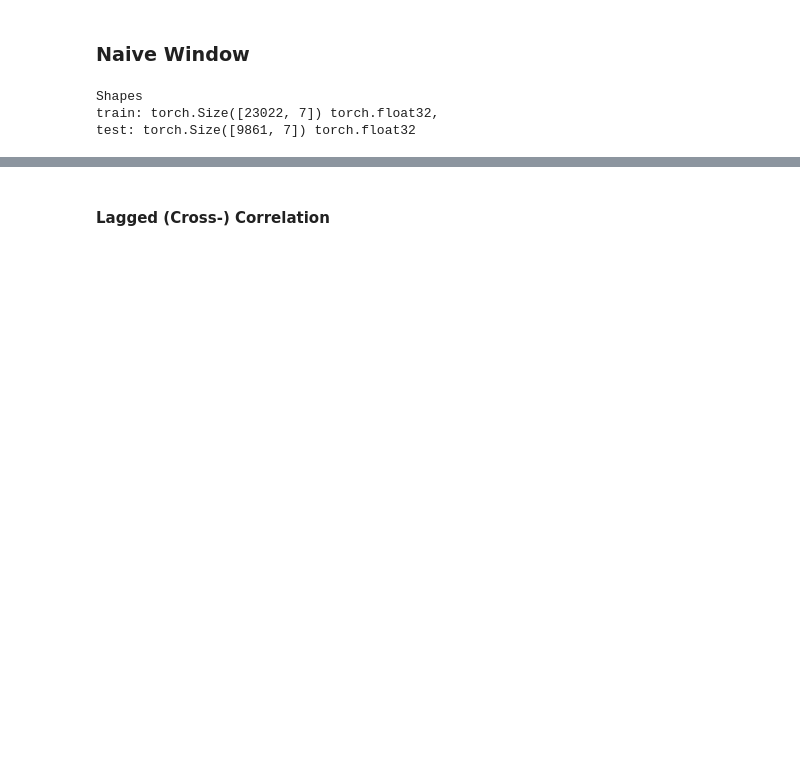
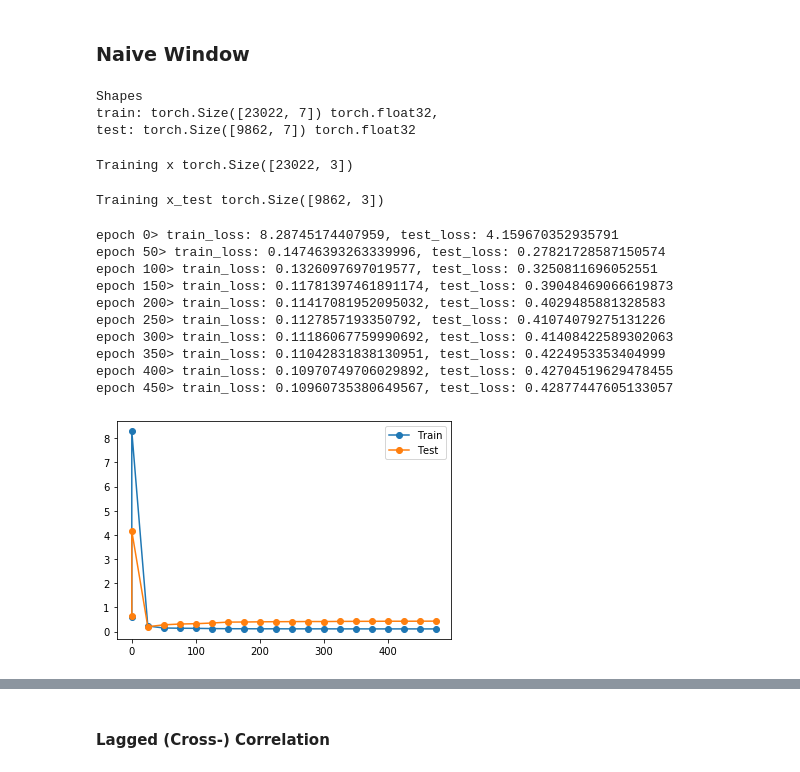
Before and after one commit to mshagirov/datathon2020, a Jupyter notebook: lab2/2_train_nn.ipynb, the cells around one changed output, grey strips where cells are left out. Drawn from its saved outputs; the diff is of its cells as text; code cells hidden in the pictures; blank space fills up the shorter version.

```diff
--- a/lab2/2_train_nn.ipynb
+++ b/lab2/2_train_nn.ipynb
@@ -50,16 +54,37 @@ Persistence: {'lead_time': 5, 'persist_train': 0.23281556767206377, 'persist_tes
 ### Naive Window
 # %%
 # Training data
-with open('train_preprocessed_naive.npy', 'rb') as f:
+with open('train_preprocessed_naivewin6.npy', 'rb') as f:
     X_train = torch.from_numpy(np.load(f).astype(np.float32))# Testing data
-with open('test_preprocessed_naive.npy', 'rb') as f:
+with open('test_preprocessed_diffwin6.npy', 'rb') as f:
     X_test = torch.from_numpy(np.load(f).astype(np.float32))
 print('Shapes\ntrain: {} {},\ntest: {} {}'.format(X_train.shape, X_train.dtype,
                                                   X_test.shape, X_test.dtype))
 # %% [output]
 Shapes
 train: torch.Size([23022, 7]) torch.float32,
-test: torch.Size([9861, 7]) torch.float32
+test: torch.Size([9862, 7]) torch.float32
 # %%
-x = X_train[:,1:].to(device) # Y(T+0),..., Y(T-5)
+# x = X_train[:,1:].to(device) # Y(T+0),..., Y(T-5)
 y = X_train[:,:1].to(device) # Y(T+5)
+# features mean, s.d.
+x = torch.zeros((X_train.shape[0],3))
+x[:,0] = X_train[:,1]
+x[:,1] = X_train[:,1:].mean(dim=1)
+x[:,2] = X_train[:,1:].std(dim=1)
+x = x.to(device)
+print(f'Training x {x.shape}')
+# %% [output]
+Training x torch.Size([23022, 3])
+# %%
+# x_test = X_test[:,1:].to(device) # Y(T+0),..., Y(T-5)
+y_test = X_test[:,:1].to(device) # Y(T+5)
+# features mean, s.d.
+x_test = torch.zeros((X_test.shape[0],3))
+x_test[:,0] = X_test[:,1]
+x_test[:,1] = X_test[:,1:].mean(dim=1)
+x_test[:,2] = X_test[:,1:].std(dim=1)
+x_test = x_test.to(device)
+print(f'Training x_test {x_test.shape}')
+# %% [output]
+Training x_test torch.Size([9862, 3])
@@ -66,6 +110,33 @@ y = X_train[:,:1].to(device) # Y(T+5)
 # %%
+net, opt = get_model('fcNet','Adam',
+                     model_kwargs={'input_dim':input_dim,'layer_dims':layer_dims,'output_dim':output_dim,
+                                  'dropout_p':dropout_p},
+                    solver_kwargs={'lr':learning_rate})
+
 # To re-initing weights:
-# from nnets import weights_init_kaiming_fanout, weights_init_kaiming_fanin
+from nnets import weights_init_kaiming_fanout, weights_init_kaiming_fanin
 # And later use it just after initialising your net():
-# net.apply(weights_init_kaiming_fanin) # default Kaiming init for ReLU
+net.apply(weights_init_kaiming_fanin) # default Kaiming init for ReLU
 # net.apply(weights_init_kaiming_fanout) # variation of above
+
+scheduler = torch.optim.lr_scheduler.StepLR(opt, step_size=step_size, gamma=gamma) # lr scheduler
+# scheduler = None
+train_epochs, train_loss, test_loss = train_model(net,x,y,(x_test, y_test), opt,
+                                                  loss_func, epochs=epochs,
+                                                  scheduler=scheduler)
+
+plt.plot(train_epochs,train_loss,'o-',label='Train')
+plt.plot(train_epochs,test_loss,'o-',label='Test')
+plt.legend();
+# %% [output]
+epoch 0> train_loss: 8.28745174407959, test_loss: 4.159670352935791
+epoch 50> train_loss: 0.14746393263339996, test_loss: 0.27821728587150574
+epoch 100> train_loss: 0.1326097697019577, test_loss: 0.3250811696052551
+epoch 150> train_loss: 0.11781397461891174, test_loss: 0.39048469066619873
+epoch 200> train_loss: 0.11417081952095032, test_loss: 0.4029485881328583
+epoch 250> train_loss: 0.1127857193350792, test_loss: 0.41074079275131226
+epoch 300> train_loss: 0.11186067759990692, test_loss: 0.41408422589302063
+epoch 350> train_loss: 0.11042831838130951, test_loss: 0.4224953353404999
+epoch 400> train_loss: 0.10970749706029892, test_loss: 0.42704519629478455
+epoch 450> train_loss: 0.10960735380649567, test_loss: 0.42877447605133057
+[figure, added]
```
Also changed, not shown: parts of 21 cells of this notebook.
